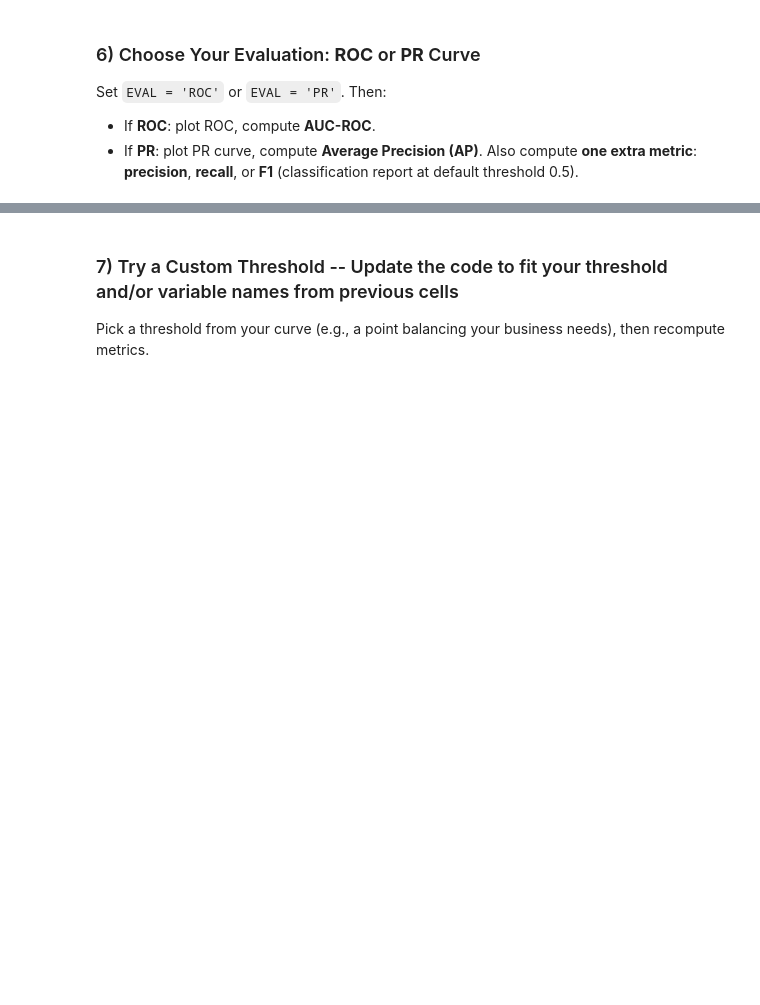
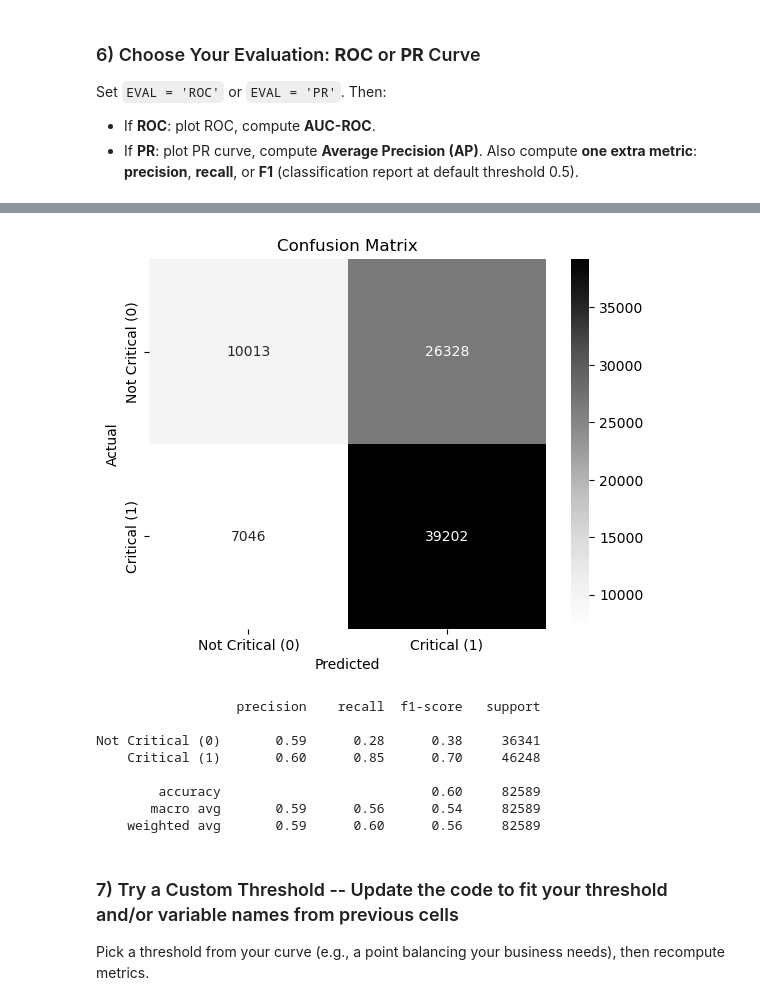
Before and after one commit to ro-the-creator/DA2025_Lectures, a Jupyter notebook: Mod6/CodeAssignments/Mod6L15_CodeAssignment_STUDENT.ipynb, the cells around one changed output, grey strips where cells are left out. Saved outputs shown, nothing was run; the diff lists cells and outputs as text; code cells hidden in the pictures; blank space fills up the shorter version.

```diff
--- a/Mod6/CodeAssignments/Mod6L15_CodeAssignment_STUDENT.ipynb
+++ b/Mod6/CodeAssignments/Mod6L15_CodeAssignment_STUDENT.ipynb
@@ -71,3 +216,28 @@ None
+# %%
+# confusion matrix 3
+cm = confusion_matrix(y_test, y_pred)
+
+# visualizing with heatmap
+sns.heatmap(cm, annot=True, fmt='d', cmap='Greys',
+            xticklabels=['Not Critical (0)', 'Critical (1)'],
+            yticklabels=['Not Critical (0)', 'Critical (1)'])
+plt.ylabel('Actual')
+plt.xlabel('Predicted')
+plt.title('Confusion Matrix')
+plt.show()
+
+# report
+print(classification_report(y_test, y_pred, target_names=['Not Critical (0)', 'Critical (1)']))
+# %% [output]
+[figure, added]
+                  precision    recall  f1-score   support
+
+Not Critical (0)       0.59      0.28      0.38     36341
+    Critical (1)       0.60      0.85      0.70     46248
+
+        accuracy                           0.60     82589
+       macro avg       0.59      0.56      0.54     82589
+    weighted avg       0.59      0.60      0.56     82589
 # %% [markdown]
 ### 7) Try a Custom Threshold -- Update the code to fit your threshold and/or variable names from previous cells
 Pick a threshold from your curve (e.g., a point balancing your business needs), then recompute metrics.
```
Also changed, not shown: parts of 21 cells of this notebook, 2 other files.
